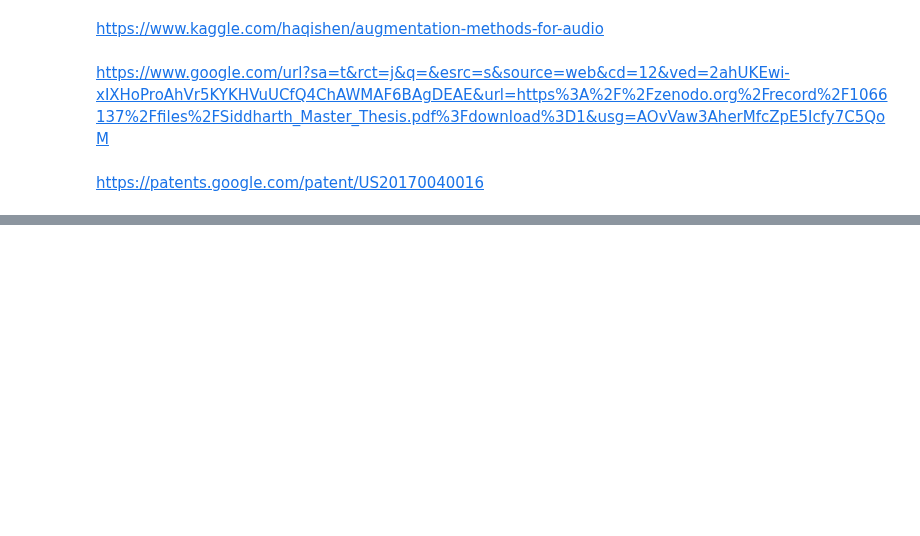
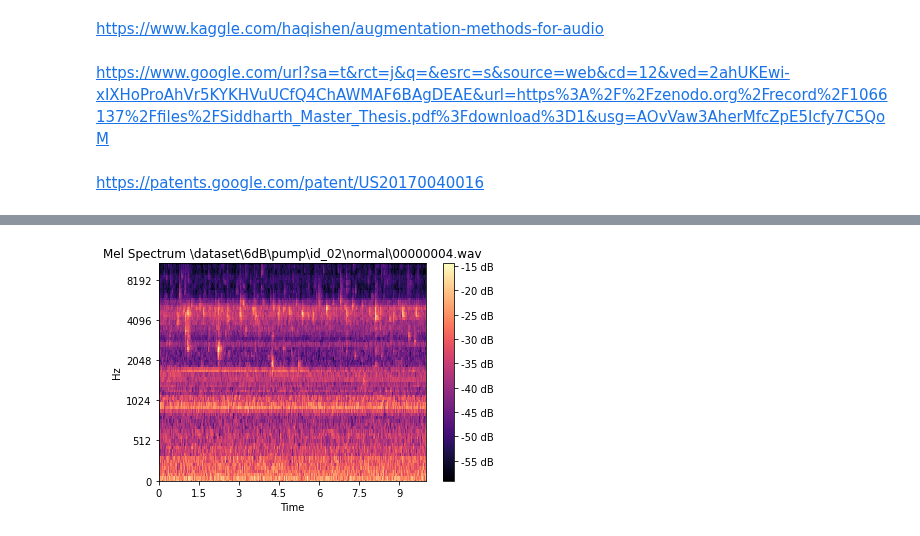
Before and after one commit to BA-HanseML/NF_Prj_MIMII_Dataset, a Jupyter notebook: sub_notebooks/pseudo_supervised_data_augmentation/audio_augmentation.ipynb, the cells around one changed output, grey strips where cells are left out. Drawn from its saved outputs; the diff is of its cells as text; code cells hidden in the pictures; blank space fills up the shorter version.

```diff
--- a/sub_notebooks/pseudo_supervised_data_augmentation/audio_augmentation.ipynb
+++ b/sub_notebooks/pseudo_supervised_data_augmentation/audio_augmentation.ipynb
@@ -12,0 +63,31 @@ https://patents.google.com/patent/US20170040016
+# %%
+def design_band_bass(sr,frc_l, frc_u):
+    filtorder = 16*np.round(sr/frc_l)+1
+    lower_trans = .1
+    upper_trans = .1
+    rand_increas = np.random.random_sample()*0.5
+    rand_decreas = np.random.random_sample()*0.1
+    filter_shape = [ 1-rand_decreas,1-rand_decreas,
+                    1+rand_increas,1+rand_increas,
+                    1-rand_decreas,1-rand_decreas ]
+    filter_freqs = [ 0, frc_l*(1-lower_trans), frc_l, frc_u, \
+                frc_u+frc_u*upper_trans,  sr/2 ]
+    filterkern = scipy.signal.firls(filtorder,filter_freqs,filter_shape,fs=sr)
+    return filterkern
+
+def apply_filter(fker,s):
+    return scipy.signal.filtfilt(fker,1,s)
+
+def aug_band_chain(s,sr,n=3):
+    sout = s
+    for i in range(n):
+        frc_l, frc_u = get_rand_fband()
+        fkern = design_band_bass(sr,frc_l, frc_u)
+        sout = apply_filter(fkern,sout)
+    return sout
+
+#frc_l, frc_u = get_rand_fband()
+#aug_signal = scipy.signal.filtfilt(design_band_bass(sr,frc_l, frc_u),1,noisy_signal)
+mel(aug_band_chain(noisy_signal,sr,n=4))
+# %% [output]
+[figure, added]
```
Also changed, not shown: parts of 9 cells of this notebook, 16 other files.
